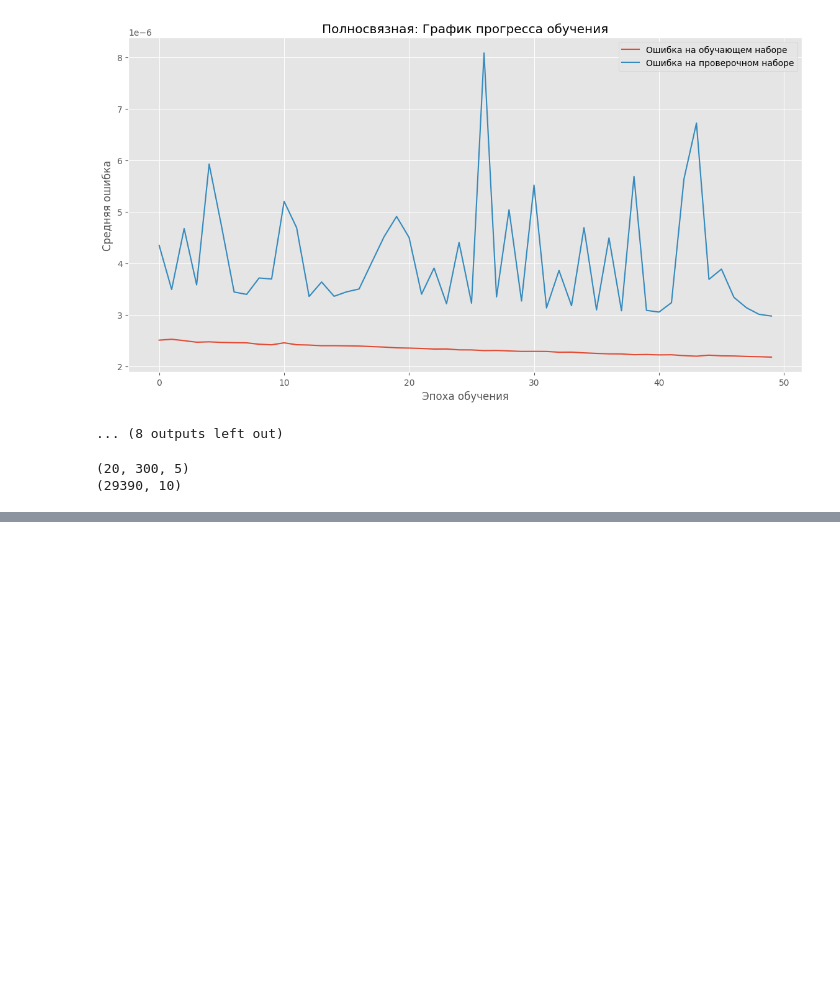
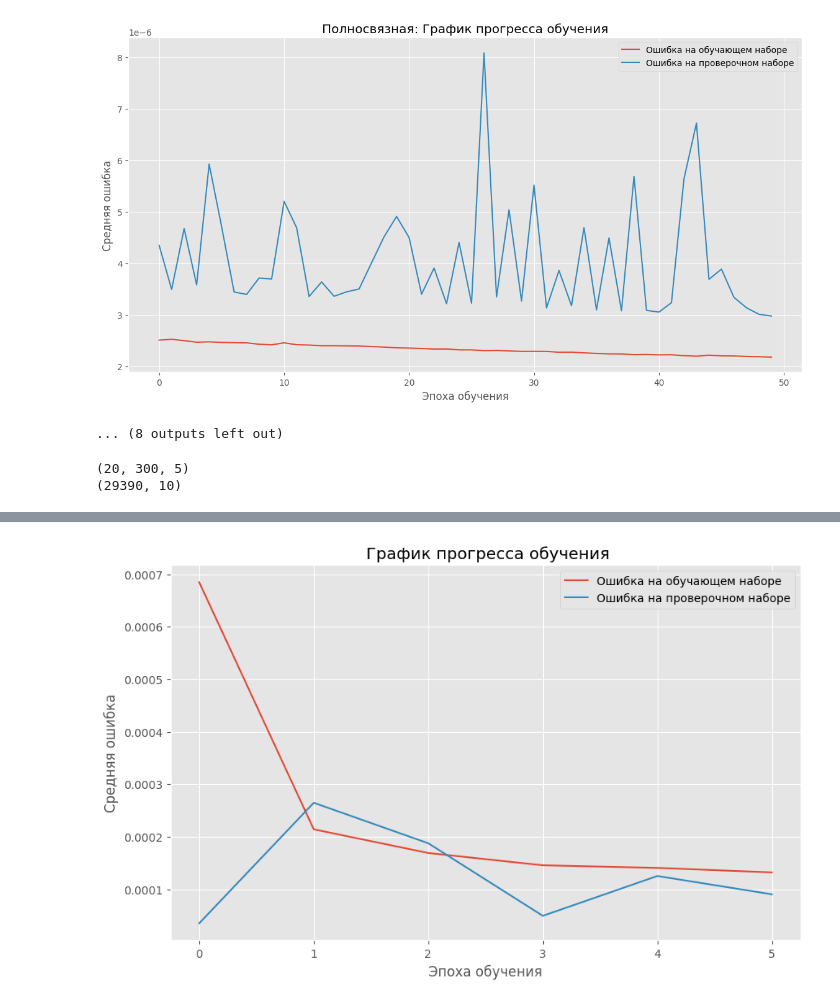
Before and after one commit to kuzovkov/neural-university, a Jupyter notebook: Базовый_блок_|_Обработка_временных_рядов_с_помощью_нейронных_сетей_|_ДЗ_Lite_|_УИИ.ipynb, the cells around one changed output, grey strips where cells are left out. Drawn from its saved outputs; the diff is of its cells as text; code cells hidden in the pictures; blank space fills up the shorter version.

```diff
--- a/Базовый_блок_|_Обработка_временных_рядов_с_помощью_нейронных_сетей_|_ДЗ_Lite_|_УИИ.ipynb
+++ b/Базовый_блок_|_Обработка_временных_рядов_с_помощью_нейронных_сетей_|_ДЗ_Lite_|_УИИ.ipynb
@@ -552,21 +562,18 @@ Epoch 1/6
 # %%
 # Рисование графиков прошедшей фазы обучения
-fig, (ax1, ax2) = plt.subplots(2, 1, figsize=(10, 6), sharex=True)
+fig, (ax1) = plt.subplots(1, 1, figsize=(10, 6), sharex=True)
 ax1.set_title(f' График прогресса обучения')
 ax1.plot(history.history['loss'], label='Ошибка на обучающем наборе')
 ax1.plot(history.history['val_loss'], label='Ошибка на проверочном наборе')
 ax1.set_ylabel('Средняя ошибка')
 ax1.legend()
 
-ax2.plot(history.history['accuracy'], label='Точность на обучающем наборе')
-ax2.plot(history.history['val_accuracy'], label='Точность на проверочном наборе')
-ax2.set_ylabel('Точность классификации')
-ax2.legend()
-
 # Указание показывать только целые метки шкалы оси x
 fig.gca().xaxis.get_major_locator().set_params(integer=True)
 plt.xlabel('Эпоха обучения')
 plt.show()
+# %% [output]
+[figure, added]
 # %%
 # Получение денормализованного предсказания и данных базового ряда
 y_pred, y_true = get_pred(model, x_test, y_test_10, y_scaler_10)
```
Also changed, not shown: parts of 4 cells of this notebook.
